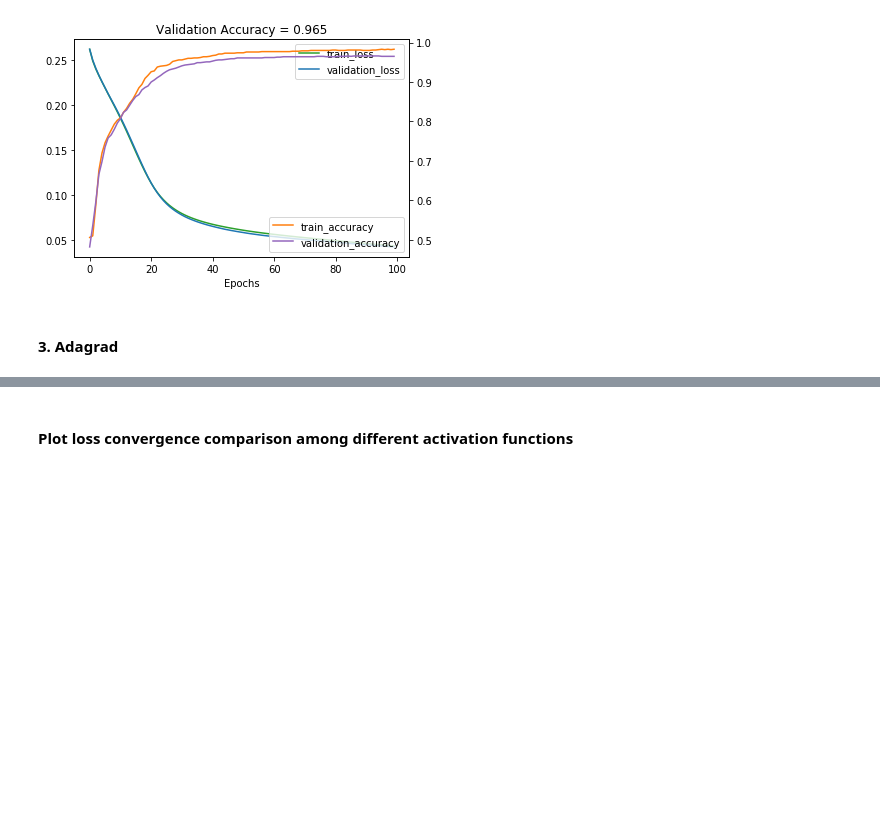
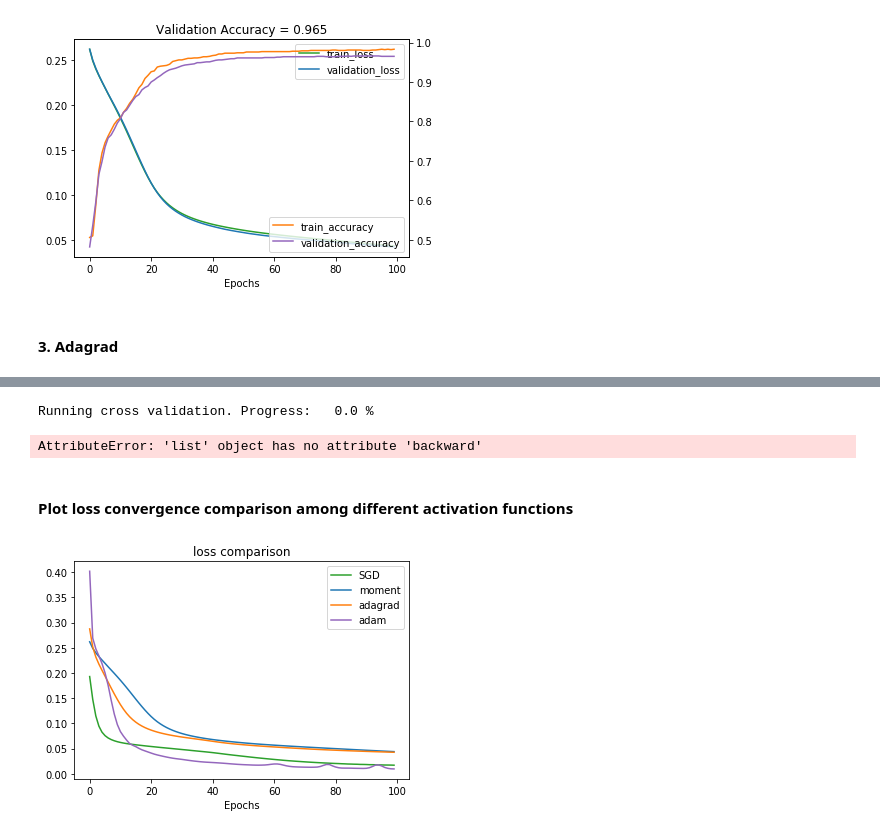
Before and after one commit to Jiang15/Deep-Learning-Project-1, a Jupyter notebook: Project2/visualization.ipynb, the cells around one changed output, grey strips where cells are left out. Drawn from its saved outputs; the diff is of its cells as text; code cells hidden in the pictures; blank space fills up the shorter version.

```diff
--- a/Project2/visualization.ipynb
+++ b/Project2/visualization.ipynb
@@ -241,3 +232,20 @@ Running cross validation. Progress:   80.0 %
+# %%
+# cross validation
+lr_set = torch.logspace(-5, -3, 5)
+optimizer_name = SGD
+best_lr = cross_validation(model, optimizer_name, nb_epochs, batch_size, loss, k_fold, lr_set, train_input,train_target)
+print(best_lr)
+model.reset()
+# set up optimizers
+optimizer = optimizer_name(model, lr = best_lr)
+# model training
+loss_train_sgd, loss_test, acc_train, acc_test = train_cv(model, loss, optimizer,train_input,train_target,test_input,test_target, nb_epochs = nb_epochs, batch_size=batch_size)
+# plots
+plotLossAcc(loss_train_sgd, loss_test, acc_train, acc_test, torch.arange(nb_epochs), "Epochs")
+plt.show()
+# %% [output]
+Running cross validation. Progress:   0.0 %
+AttributeError: 'list' object has no attribute 'backward'
 # %% [markdown]
 #### Plot loss convergence comparison among different activation functions
 # %%
@@ -256,5 +264,7 @@ def plotLoss(loss_tr,  x_var, xlabel):
     ax1.legend(["SGD", "moment", "adagrad", "adam"])
     ax1.set_title("loss comparison")
 # %%
-loss = [loss_train_relu, loss_train_moment, loss_train_adagrad, loss_train_adam]
-plotLoss(loss,  torch.arange(nb_epochs), "Epochs")
+lossese = [loss_train_relu, loss_train_moment, loss_train_adagrad, loss_train_adam]
+plotLoss(lossese,  torch.arange(nb_epochs), "Epochs")
+# %% [output]
+[figure, added]
```
Also changed, not shown: parts of 4 cells of this notebook, 6 other files.
